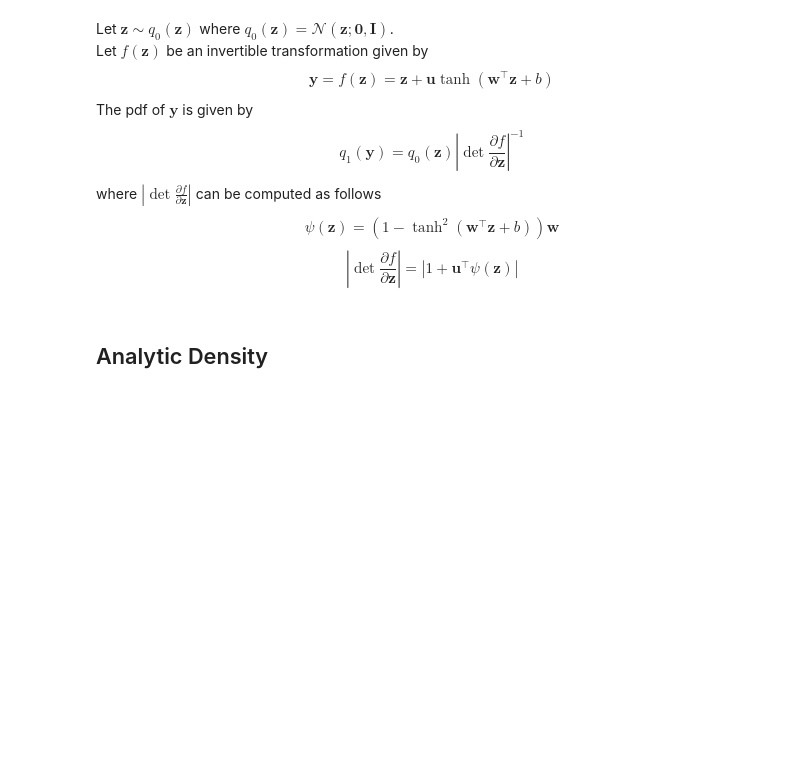
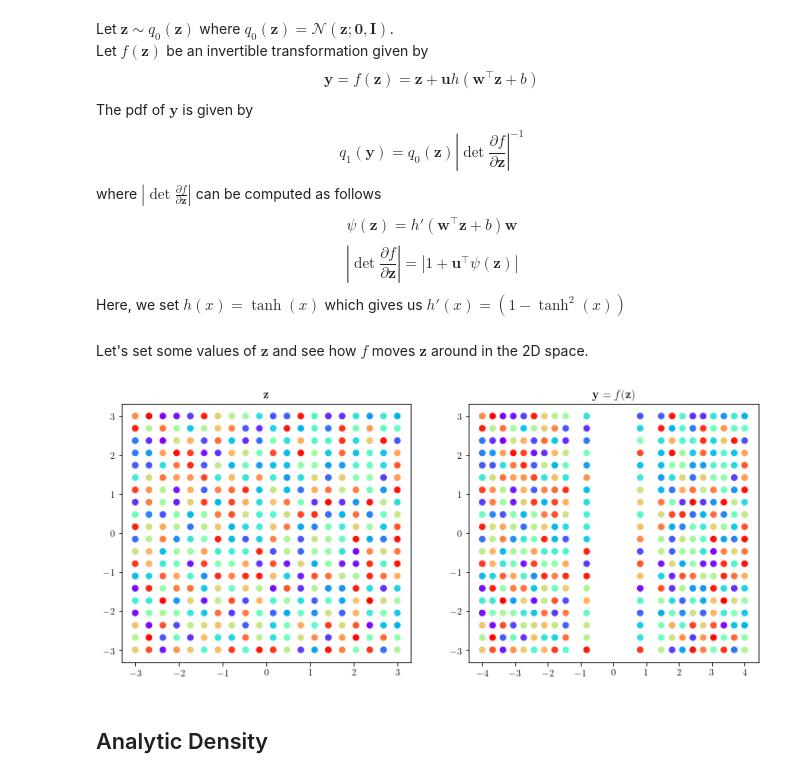
Before and after one commit to abdulfatir/normalizing-flows, a Jupyter notebook: PlanarFlow-Visualization.ipynb, the cells around one changed output. Cells and saved outputs as stored; diff of their text form; code cells hidden in the pictures; blank space fills up the shorter version.

```diff
--- a/PlanarFlow-Visualization.ipynb
+++ b/PlanarFlow-Visualization.ipynb
@@ -14,12 +19,13 @@ def mvn_pdf(X, mu=np.array([[0, 0]]), sig=np.array([[1, 0.], [0., 1]])):
 # %% [markdown]
 Let $\mathbf{z}\sim q_0(\mathbf{z})$ where $q_0(\mathbf{z}) = \mathcal{N}(\mathbf{z};\mathbf{0},\mathbf{I})$.
 Let $f(\mathbf{z})$ be an invertible transformation given by
-$$ \mathbf{y} = f(\mathbf{z}) = \mathbf{z} + \mathbf{u}\tanh(\mathbf{w}^\top\mathbf{z}+b)$$
+$$ \mathbf{y} = f(\mathbf{z}) = \mathbf{z} + \mathbf{u}h(\mathbf{w}^\top\mathbf{z}+b)$$
 The pdf of $\mathbf{y}$ is given by
 $$q_1(\mathbf{y}) = q_0(\mathbf{z})\left|\det\frac{\partial f}{\partial \mathbf{z}}\right|^{-1}$$
 where $\left|\det\frac{\partial f}{\partial \mathbf{z}}\right|$ can be computed as follows
-$$ \psi(\mathbf{z}) = (1 - \tanh^2(\mathbf{w}^\top\mathbf{z}+b))\mathbf{w} $$
+$$ \psi(\mathbf{z}) = h'(\mathbf{w}^\top\mathbf{z}+b)\mathbf{w} $$
 $$\left|\det\frac{\partial f}{\partial \mathbf{z}}\right| = |1 + \mathbf{u}^\top\psi(\mathbf{z})|$$
+Here, we set $h(x)=\tanh(x)$ which gives us $h'(x)=(1-\tanh^2(x))$
 # %%
 w = np.array([5., 0])
 u = np.array([1., 0])
@@ -42,2 +48,18 @@ def det_J(z):
+# %% [markdown]
+Let's set some values of $\mathbf{z}$ and see how $f$ moves $\mathbf{z}$ around in the 2D space.
+# %%
+r = np.linspace(-3, 3, 20)
+z = np.array(np.meshgrid(r, r)).transpose(1, 2, 0)
+z = np.reshape(z, [z.shape[0] * z.shape[1], -1])
+fig, axn = plt.subplots(ncols=2, nrows=1, figsize=[12, 5])
+colors = np.random.rand(z.shape[0])
+axn[0].scatter(z[:, 0], z[:, 1], c=colors, cmap='rainbow')
+axn[0].set_title(r'$\mathbf{z}$')
+y = f(z)
+axn[1].scatter(y[:, 0], y[:, 1], c=colors, cmap='rainbow')
+axn[1].set_title(r'$\mathbf{y} = f(\mathbf{z}$)')
+plt.show()
+# %% [output]
+[figure, added]
 # %% [markdown]
 ## Analytic Density
```
Also changed, not shown: parts of 8 cells of this notebook, 4 other files.
